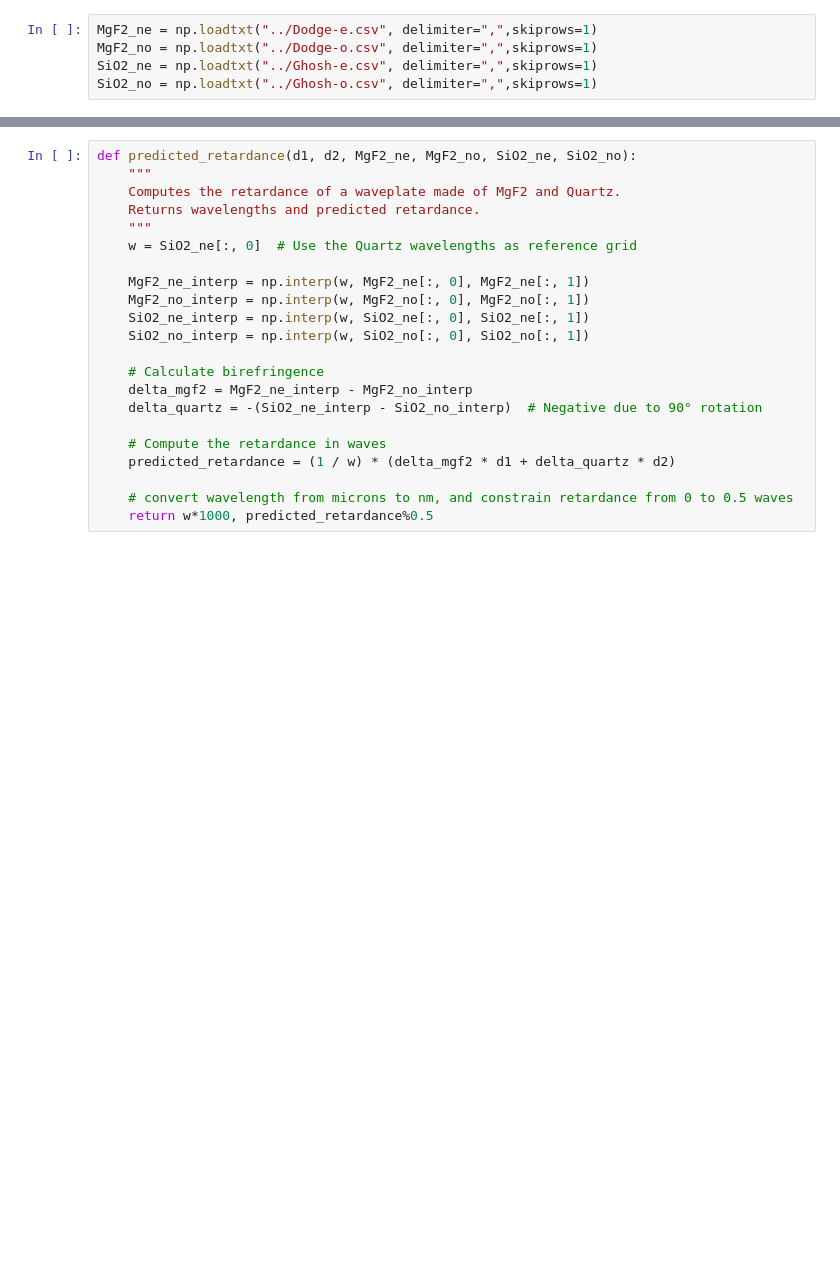
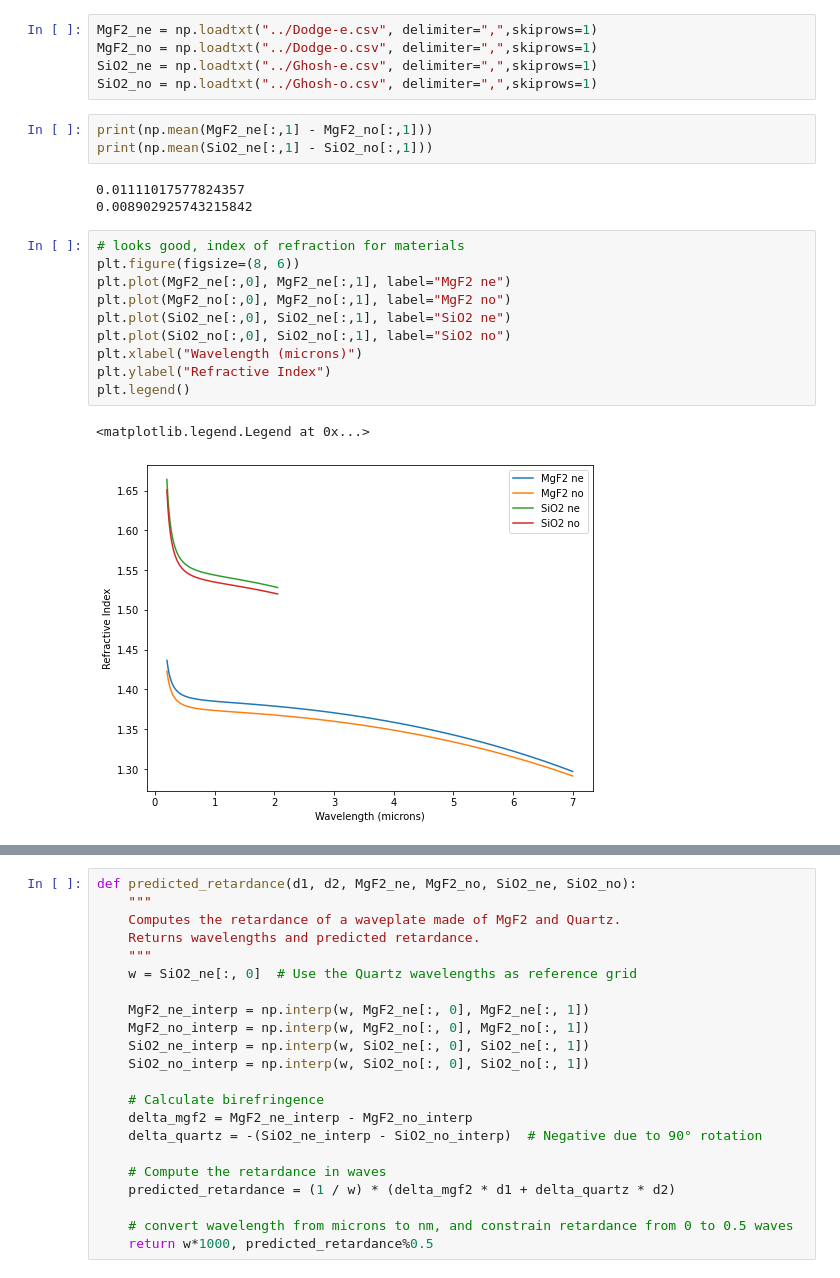
Before and after one commit to wcmelby/wcmelby-HWP_Characterizations, a Jupyter notebook: SuperK_Select_Data/JHK_Plate/JHK_SuperK_Analysis.ipynb, the cells around one changed output, grey strips where cells are left out. Saved outputs shown, nothing was run; the diff lists cells and outputs as text; blank space fills up the shorter version.

```diff
--- a/SuperK_Select_Data/JHK_Plate/JHK_SuperK_Analysis.ipynb
+++ b/SuperK_Select_Data/JHK_Plate/JHK_SuperK_Analysis.ipynb
@@ -683,3 +683,22 @@ MgF2_ne = np.loadtxt("../Dodge-e.csv", delimiter=",",skiprows=1)
 MgF2_no = np.loadtxt("../Dodge-o.csv", delimiter=",",skiprows=1)
 SiO2_ne = np.loadtxt("../Ghosh-e.csv", delimiter=",",skiprows=1)
 SiO2_no = np.loadtxt("../Ghosh-o.csv", delimiter=",",skiprows=1)
+# %%
+print(np.mean(MgF2_ne[:,1] - MgF2_no[:,1]))
+print(np.mean(SiO2_ne[:,1] - SiO2_no[:,1]))
+# %% [output]
+0.01111017577824357
+0.008902925743215842
+# %%
+# looks good, index of refraction for materials
+plt.figure(figsize=(8, 6))
+plt.plot(MgF2_ne[:,0], MgF2_ne[:,1], label="MgF2 ne")
+plt.plot(MgF2_no[:,0], MgF2_no[:,1], label="MgF2 no")
+plt.plot(SiO2_ne[:,0], SiO2_ne[:,1], label="SiO2 ne")
+plt.plot(SiO2_no[:,0], SiO2_no[:,1], label="SiO2 no")
+plt.xlabel("Wavelength (microns)")
+plt.ylabel("Refractive Index")
+plt.legend()
+# %% [output]
+<matplotlib.legend.Legend at 0x...>
+[figure, added]
```
Also changed, not shown: parts of 2 cells of this notebook.
